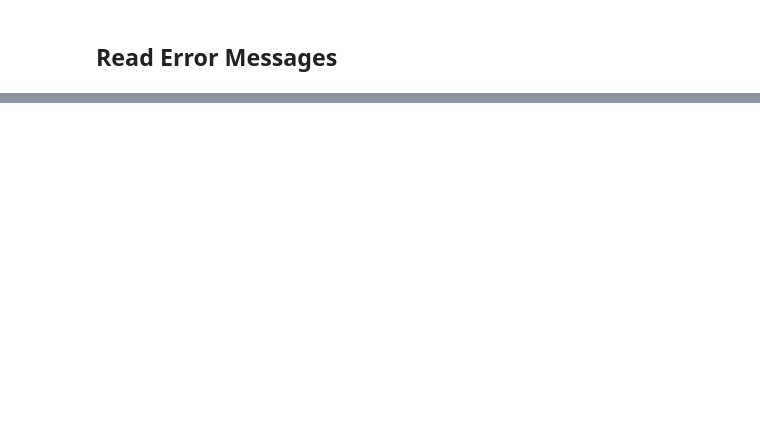
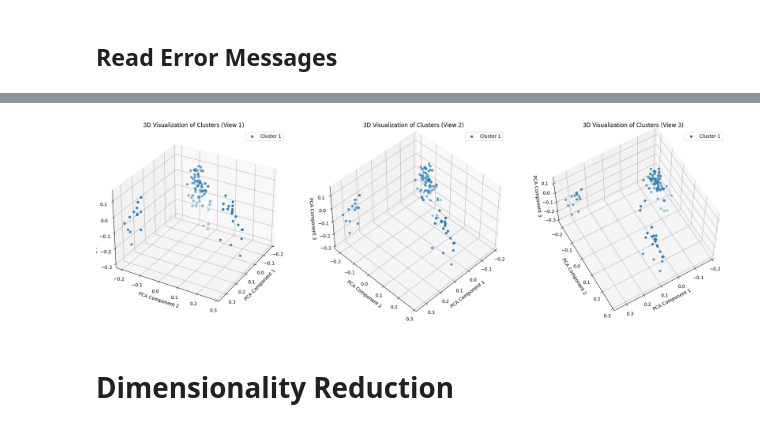
Before and after one commit to sola-st/qite-quantum-platform-testing, a Jupyter notebook: notebooks/003_001_Cluster_Error_Messages_Auto_Label.ipynb, the cells around one changed output, grey strips where cells are left out. Drawn from its saved outputs; the diff is of its cells as text; code cells hidden in the pictures; blank space fills up the shorter version.

Commit message:
improve autolabel ipynb 003 + add cache for vectors

```diff
--- a/notebooks/003_001_Cluster_Error_Messages_Auto_Label.ipynb
+++ b/notebooks/003_001_Cluster_Error_Messages_Auto_Label.ipynb
@@ -700,0 +160,7 @@ Command: python -m analysis_and_reporting.ddmin_target_file --input_folder progr
+# %%
+df_errors = df_errors_all.copy()
+if SAMPLE_SIZE and len(df_errors) > SAMPLE_SIZE:
+    df_errors = df_errors.sample(SAMPLE_SIZE, random_state=42)
+else:
+    df_errors = df_errors.copy()  # use all errors
+print(f"Number of errors in the sample: {len(df_errors)}")
@@ -700,0 +171,30 @@ Command: python -m analysis_and_reporting.ddmin_target_file --input_folder progr
+# %%
+# Extract the essential file content between "# <START_GATES>" and "# <END_GATES>"
+def extract_essential_content(file_content: str) -> str:
+    start_marker = "# <START_GATES>"
+    end_marker = "# <END_GATES>"
+    start_index = file_content.find(start_marker)
+    end_index = file_content.find(end_marker, start_index)
+    if start_index != -1 and end_index != -1:
+        return file_content[start_index + len(start_marker):end_index].strip()
+    return ""
+
+df_errors['essential_file_content'] = df_errors['file_content'].apply(extract_essential_content)
+df_errors['to_vectorize'] = df_errors[INFO_TO_USE_FOR_CLUSTERING].apply(
+    lambda row: ' '.join(row.values.astype(str)), axis=1)
+
+assert "to_vectorize" in df_errors.columns, "Column 'to_vectorize' not found in the dataframe"
+
+# Test case to check if the resulting essential_file_content has all lines starting with 'qc.'
+def test_extract_essential_content():
+    if df_errors.empty:
+        print("Dataframe is empty. Skipping the test.")
+        return
+    first_row_content = df_errors['file_content'].iloc[0]
+    essential_content = extract_essential_content(first_row_content)
+    lines = essential_content.split('\n')
+    assert all(line.strip().startswith('qc.') for line in lines), "Not all lines start with 'qc.'"
+    print("Test passed: All lines in the essential content start with 'qc.'")
+
+# Run the test case
+test_extract_essential_content()
@@ -700,0 +557,9 @@ Command: python -m analysis_and_reporting.ddmin_target_file --input_folder progr
+# %%
+fig = plot_cluster_3D(
+    cluster_labels=np.ones(len(df_errors), dtype=int),
+    X_matrix=np.array(df_errors['vectorized_representation'].tolist()),
+    angles=[(30, 30), (45, 45), (60, 60)])
+# %% [output]
+[figure, added]
+# %% [markdown]
+# Dimensionality Reduction
```
Also changed, not shown: parts of 55 cells of this notebook, 2 other files.
